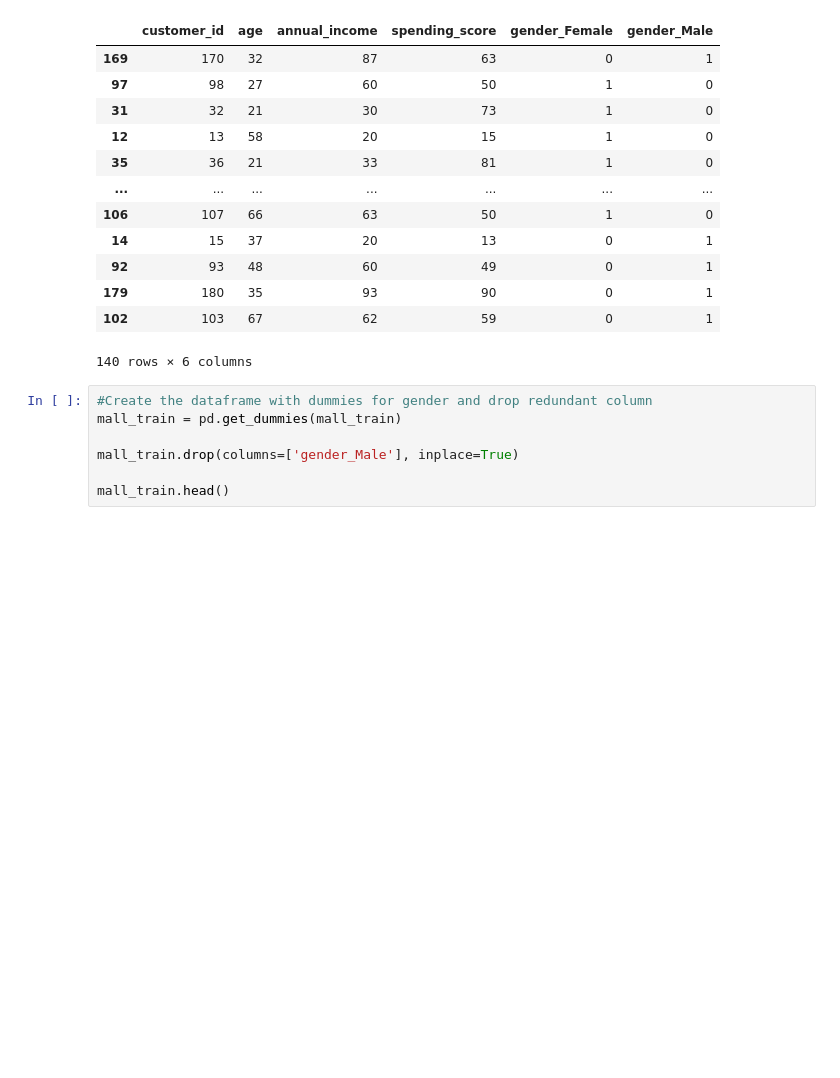
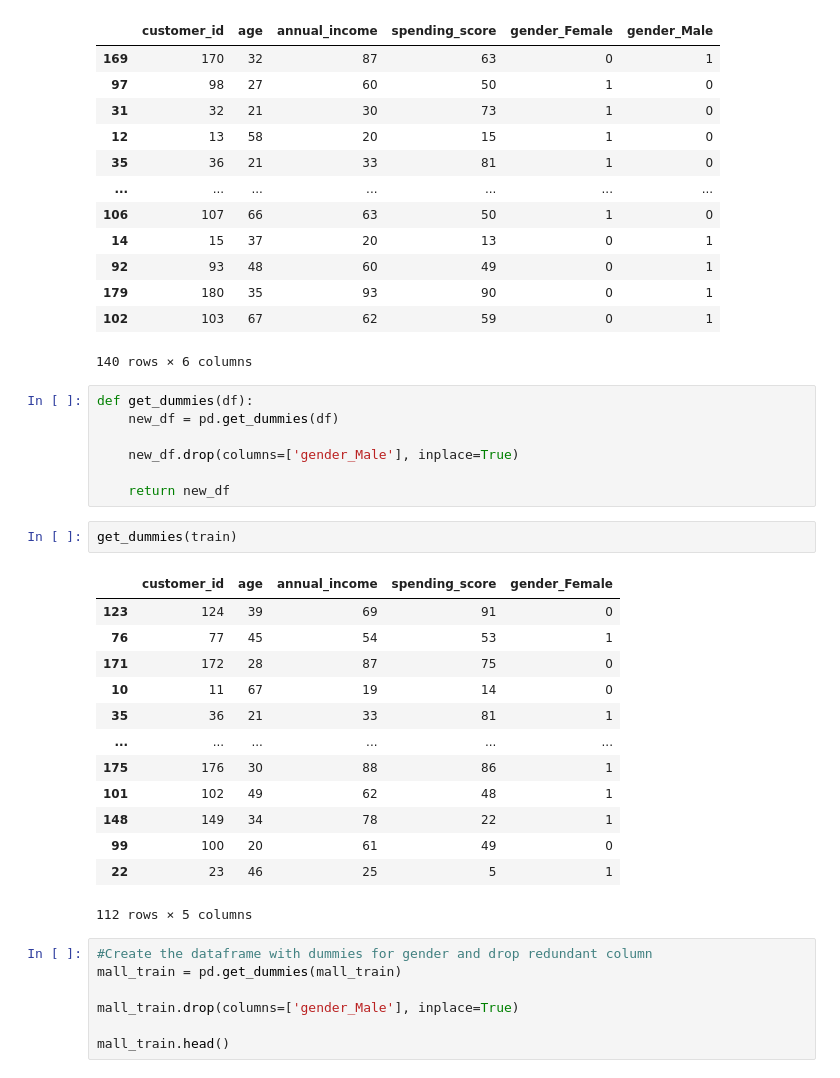
Before and after one commit to Yvette-Ibarra/clustering-exercises, a Jupyter notebook: Zillow.ipynb, the cells around one changed output. Drawn from its saved outputs; the diff is of its cells as text; blank space fills up the shorter version.

```diff
--- a/Zillow.ipynb
+++ b/Zillow.ipynb
@@ -481,6 +508,29 @@ pd.get_dummies(mall_train)
 | 179 | 180 | 35 | 93 | 90 | 0 | 1 |
 | 102 | 103 | 67 | 62 | 59 | 0 | 1 |
 140 rows × 6 columns
+# %%
+def get_dummies(df):
+    new_df = pd.get_dummies(df)
+
+    new_df.drop(columns=['gender_Male'], inplace=True)
+
+    return new_df
+# %%
+get_dummies(train)
+# %% [output]
+|  | customer_id | age | annual_income | spending_score | gender_Female |
+| 123 | 124 | 39 | 69 | 91 | 0 |
+| 76 | 77 | 45 | 54 | 53 | 1 |
+| 171 | 172 | 28 | 87 | 75 | 0 |
+| 10 | 11 | 67 | 19 | 14 | 0 |
+| 35 | 36 | 21 | 33 | 81 | 1 |
+| ... | ... | ... | ... | ... | ... |
+| 175 | 176 | 30 | 88 | 86 | 1 |
+| 101 | 102 | 49 | 62 | 48 | 1 |
+| 148 | 149 | 34 | 78 | 22 | 1 |
+| 99 | 100 | 20 | 61 | 49 | 0 |
+| 22 | 23 | 46 | 25 | 5 | 1 |
+112 rows × 5 columns
 # %%
 #Create the dataframe with dummies for gender and drop redundant column
 mall_train = pd.get_dummies(mall_train)
```
Also changed, not shown: parts of 13 cells of this notebook, 1 other file.
